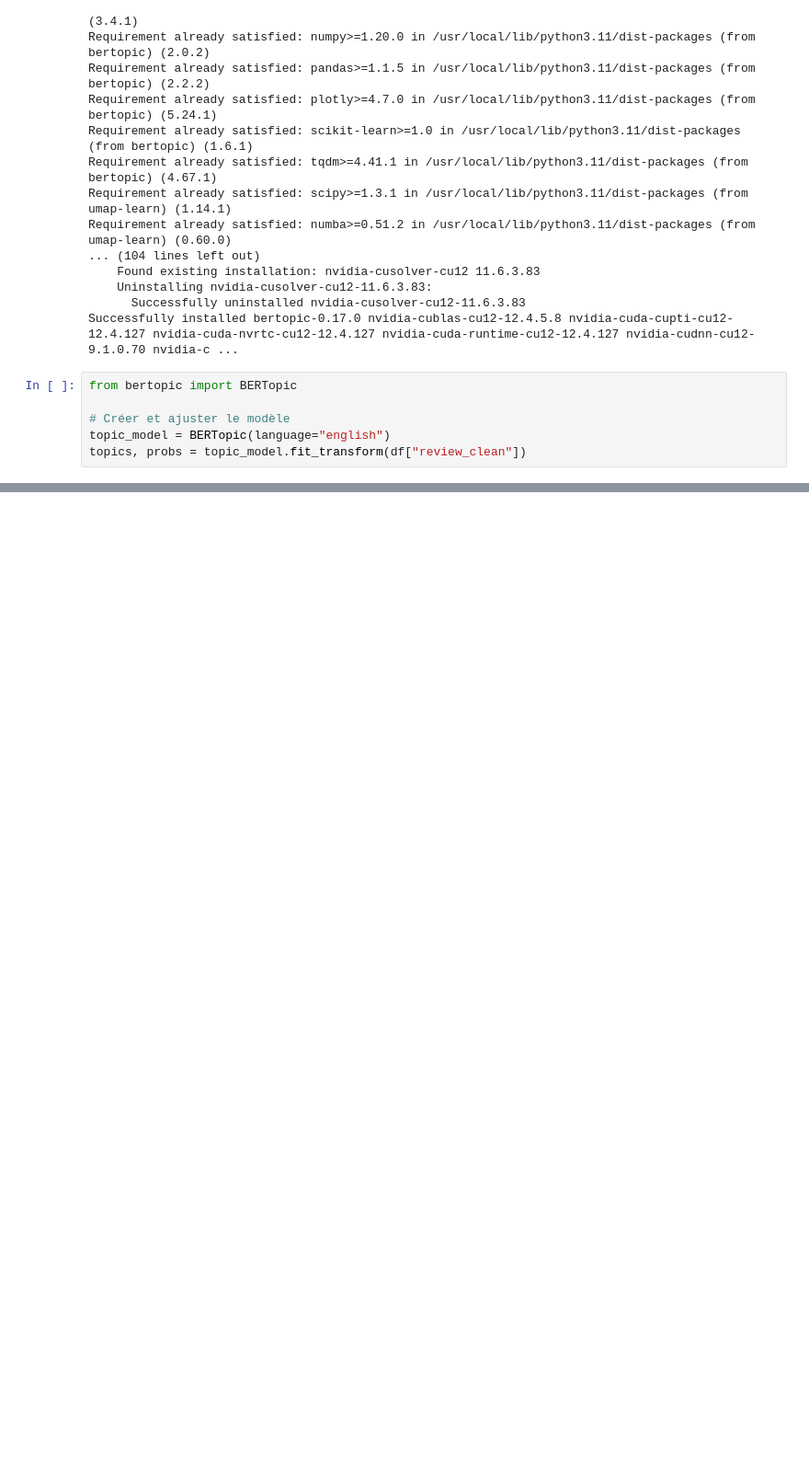
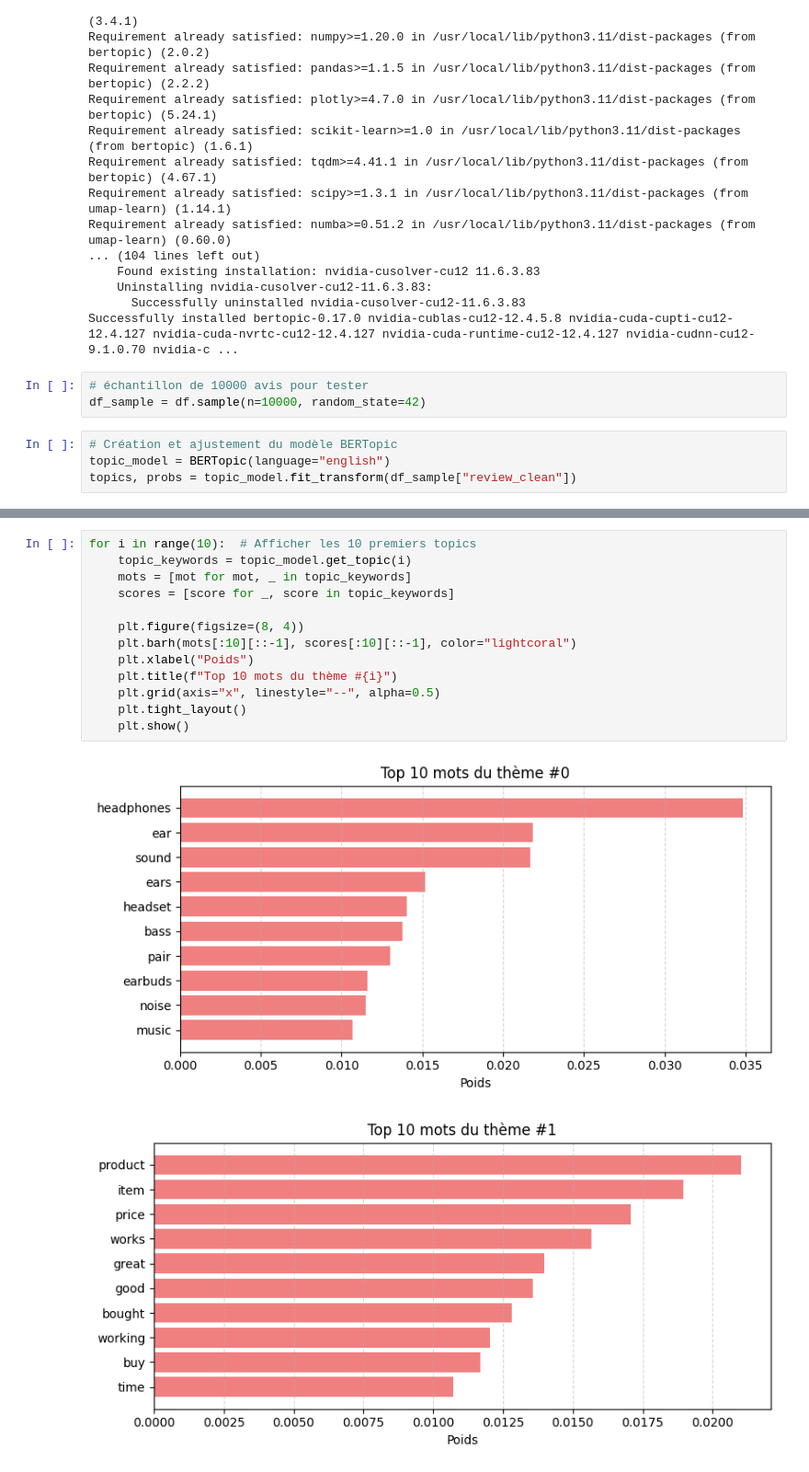
Before and after one commit to mobadata/detection-nouveautes-avis, a Jupyter notebook: Detection_nouveautes.ipynb, the cells around one changed output, grey strips where cells are left out. Shown at 92% size. Cells and saved outputs as stored; diff of their text form; blank space fills up the shorter version.

```diff
--- a/Detection_nouveautes.ipynb
+++ b/Detection_nouveautes.ipynb
@@ -164,9 +161,10 @@ Requirement already satisfied: numba>=0.51.2 in /usr/local/lib/python3.11/dist-p
     Uninstalling nvidia-cusolver-cu12-11.6.3.83:
       Successfully uninstalled nvidia-cusolver-cu12-11.6.3.83
 Successfully installed bertopic-0.17.0 nvidia-cublas-cu12-12.4.5.8 nvidia-cuda-cupti-cu12-12.4.127 nvidia-cuda-nvrtc-cu12-12.4.127 nvidia-cuda-runtime-cu12-12.4.127 nvidia-cudnn-cu12-9.1.0.70 nvidia-c ...
+# %%
+# échantillon de 10000 avis pour tester
+df_sample = df.sample(n=10000, random_state=42)
 # %%
-from bertopic import BERTopic
-
-# Créer et ajuster le modèle
+# Création et ajustement du modèle BERTopic
 topic_model = BERTopic(language="english")
-topics, probs = topic_model.fit_transform(df["review_clean"])
+topics, probs = topic_model.fit_transform(df_sample["review_clean"])
@@ -179,0 +198,16 @@ NameError: name 'topic_model' is not defined
+# %%
+for i in range(10):  # Afficher les 10 premiers topics
+    topic_keywords = topic_model.get_topic(i)
+    mots = [mot for mot, _ in topic_keywords]
+    scores = [score for _, score in topic_keywords]
+
+    plt.figure(figsize=(8, 4))
+    plt.barh(mots[:10][::-1], scores[:10][::-1], color="lightcoral")
+    plt.xlabel("Poids")
+    plt.title(f"Top 10 mots du thème #{i}")
+    plt.grid(axis="x", linestyle="--", alpha=0.5)
+    plt.tight_layout()
+    plt.show()
+# %% [output]
+[figure, added]
+[figure, added]
```
Also changed, not shown: parts of 9 cells of this notebook.
